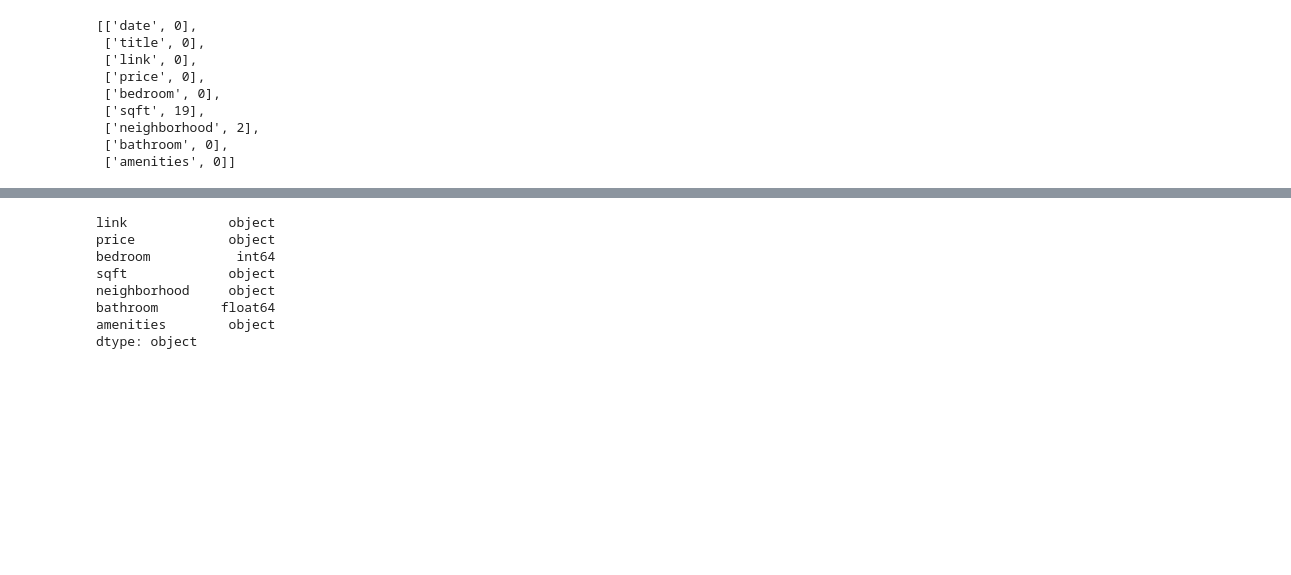
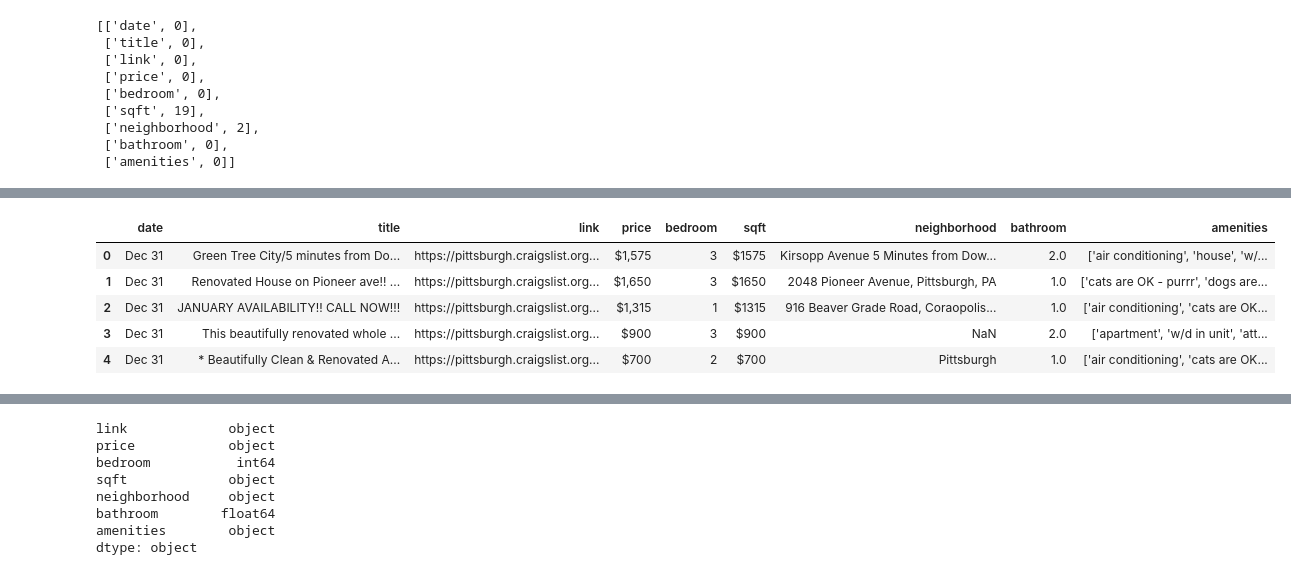
Before and after one commit to icycake7/main, a Jupyter notebook: First Segment Rubric - Clean/pittsburgh_data_clean.ipynb, the cells around one changed output, grey strips where cells are left out. Drawn from its saved outputs; the diff is of its cells as text; code cells hidden in the pictures; blank space fills up the shorter version.

```diff
--- a/First Segment Rubric - Clean/pittsburgh_data_clean.ipynb
+++ b/First Segment Rubric - Clean/pittsburgh_data_clean.ipynb
@@ -58,2 +79,11 @@ pittsburgh_clean_df.head()
+# %%
+pittsburgh_cleaner_df.head()
+# %% [output]
+|  | date | title | link | price | bedroom | sqft | neighborhood | bathroom | amenities |
+| 0 | Dec 31 | Green Tree City/5 minutes from Do... | https://pittsburgh.craigslist.org... | $1,575 | 3 | $1575 | Kirsopp Avenue 5 Minutes from Dow... | 2.0 | ['air conditioning', 'house', 'w/... |
+| 1 | Dec 31 | Renovated House on Pioneer ave!! ... | https://pittsburgh.craigslist.org... | $1,650 | 3 | $1650 | 2048 Pioneer Avenue, Pittsburgh, PA | 1.0 | ['cats are OK - purrr', 'dogs are... |
+| 2 | Dec 31 | JANUARY AVAILABILITY!! CALL NOW!!! | https://pittsburgh.craigslist.org... | $1,315 | 1 | $1315 | 916 Beaver Grade Road, Coraopolis... | 1.0 | ['air conditioning', 'cats are OK... |
+| 3 | Dec 31 | This beautifully renovated whole ... | https://pittsburgh.craigslist.org... | $900 | 3 | $900 | NaN | 2.0 | ['apartment', 'w/d in unit', 'att... |
+| 4 | Dec 31 | * Beautifully Clean & Renovated A... | https://pittsburgh.craigslist.org... | $700 | 2 | $700 | Pittsburgh | 1.0 | ['air conditioning', 'cats are OK... |
 # %%
 # Drop null rows
```
Also changed, not shown: parts of 24 cells of this notebook, 1 other file.
